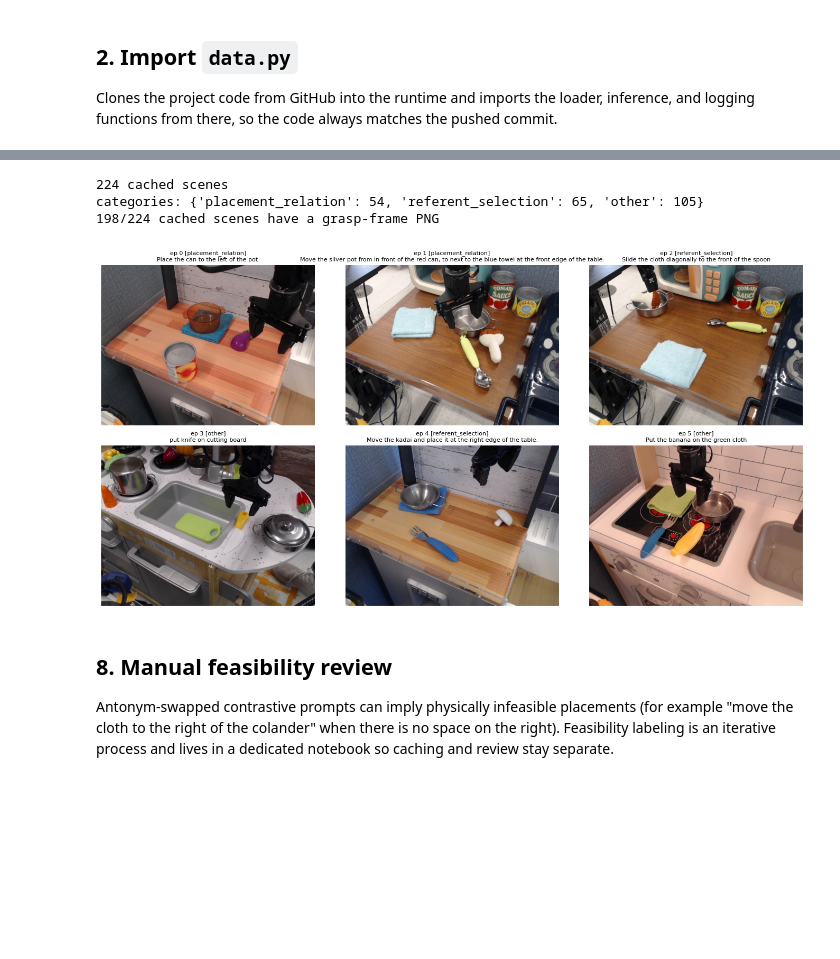
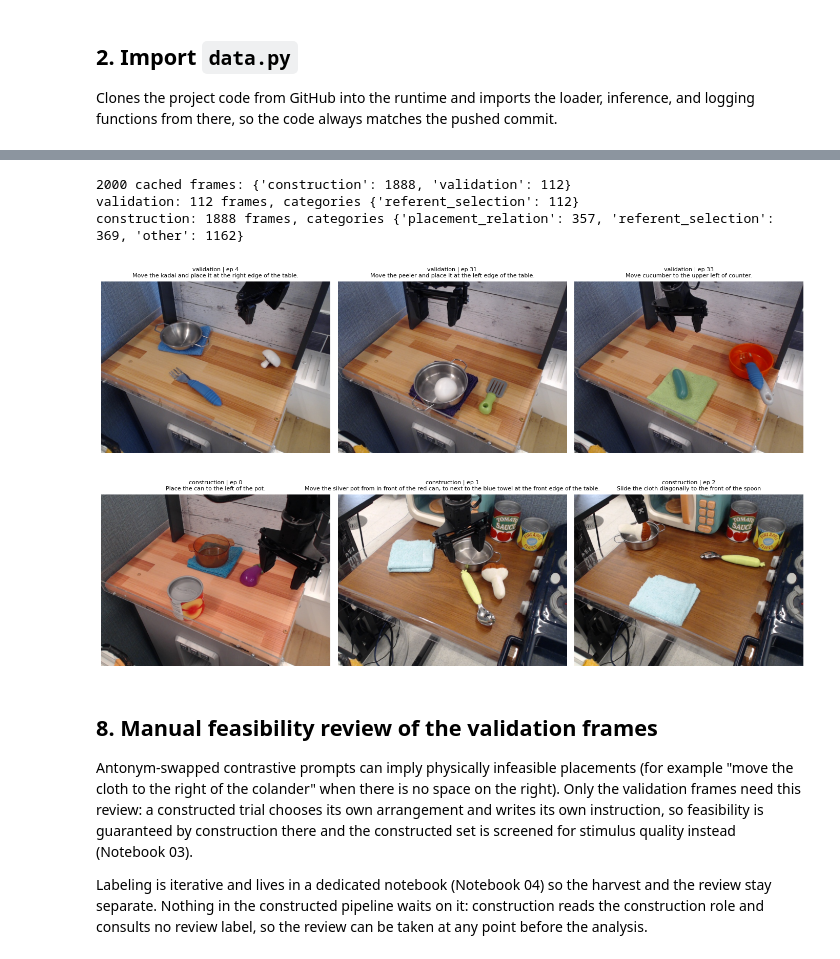
Before and after one commit to LewisTL/ECS8056, a Jupyter notebook: 02_data_loading.ipynb, the cells around one changed output, grey strips where cells are left out. Saved outputs shown, nothing was run; the diff lists cells and outputs as text; code cells hidden in the pictures; blank space fills up the shorter version.

Commit message:
updated notebook order to run in order of pipeline

```diff
--- a/02_data_loading.ipynb
+++ b/02_data_loading.ipynb
@@ -42,7 +67,10 @@ protobuf 7.35.1 OK
 from google.colab import drive
 drive.mount('/content/drive')
 import os
-CACHE_DIR = '/content/drive/MyDrive/openvla_cache/bridge_multiobj'
+# The v2 generation holds the harvest, the constructed set, the prediction log,
+# and the exported pairs. Earlier artifacts are left where they are: the design
+# they were produced under differs, so mixing them would confuse provenance.
+CACHE_DIR = '/content/drive/MyDrive/openvla_cache/v2/bridge'
 os.makedirs(CACHE_DIR, exist_ok=True)
 print('cache ->', CACHE_DIR)
 # %% [output]
@@ -102,8 +133,8 @@ skipped).
 # %%
 import numpy as np
-sample = list(stream_episodes(n=8))
+sample = list(stream_episodes(n=8, extract_grasp=False))
 for r in sample:
-    g = r.grasp_frame_index if r.grasp_frame_index is not None else '-'
-    print(f'ep {r.episode_index:>5} | steps={r.num_steps:>3} | grasp={g!s:>3} | '
+    role = SPLIT_VALIDATION if validation_eligible(r.instruction) else SPLIT_CONSTRUCTION
+    print(f'ep {r.episode_index:>5} | steps={r.num_steps:>3} | {role:>12} | '
           f'gt_xyz={np.round(r.gt_vector[:3], 4)} | {r.instruction}')
 # %% [output]
@@ -192,39 +270,50 @@ evaluation set is finalised, combining a programmatic filter with manual verific
 # %%
 import matplotlib.pyplot as plt
 from PIL import Image
+from collections import Counter
+
 rows = load_manifest(CACHE_DIR)
-print(f'{len(rows)} cached scenes')
+print(f'{len(rows)} cached frames:', split_counts(rows))
 
-# Category mix, so the referent_selection yield is visible before probing.
-# Reads category_manual when set (manual correction), falling back to the
-# heuristic category, matching the convention downstream code follows.
-from collections import Counter
-effective_category = [r['category_manual'] or r['category'] for r in rows]
-print('categories:', dict(Counter(effective_category)))
+# Category mix within each role. Reads category_manual when set (manual
+# correction), falling back to the heuristic category, matching the convention
+# downstream code follows.
+for role in (SPLIT_VALIDATION, SPLIT_CONSTRUCTION):
+    subset = [r for r in rows if r['split'] == role]
+    categories = Counter(r['category_manual'] or r['category'] for r in subset)
+    print(f'{role}: {len(subset)} frames, categories {dict(categories)}')
 
-with_grasp = sum(1 for r in rows if r['grasp_image_path'])
-print(f'{with_grasp}/{len(rows)} cached scenes have a grasp-frame PNG')
-
-show = rows[:6]
-fig, axes = plt.subplots(2, 3, figsize=(14, 7))
-for ax, row in zip(axes.ravel(), show):
-    img = Image.open(os.path.join(CACHE_DIR, row['image_path']))
-    ax.imshow(img); ax.axis('off')
-    ax.set_title(f"ep {row['episode_index']} [{row['category']}]\n{row['instruction']}",
-                 fontsize=8)
-for ax in axes.ravel()[len(show):]:
-    ax.axis('off')
-plt.tight_layout(); plt.show()
+for role in (SPLIT_VALIDATION, SPLIT_CONSTRUCTION):
+    show = [r for r in rows if r['split'] == role][:3]
+    if not show:
+        continue
+    fig, axes = plt.subplots(1, 3, figsize=(14, 4))
+    for ax, row in zip(axes.ravel(), show):
+        ax.imshow(Image.open(os.path.join(CACHE_DIR, row['image_path'])))
+        ax.axis('off')
+        ax.set_title(f"{role} | ep {row['episode_index']}\n{row['instruction']}",
+                     fontsize=8)
+    for ax in axes.ravel()[len(show):]:
+        ax.axis('off')
+    plt.tight_layout(); plt.show()
 # %% [output]
-224 cached scenes
-categories: {'placement_relation': 54, 'referent_selection': 65, 'other': 105}
-198/224 cached scenes have a grasp-frame PNG
+2000 cached frames: {'construction': 1888, 'validation': 112}
+validation: 112 frames, categories {'referent_selection': 112}
+construction: 1888 frames, categories {'placement_relation': 357, 'referent_selection': 369, 'other': 1162}
-[figure, old version]
+[figure, new version]
+[figure, added]
 # %% [markdown]
-## 8. Manual feasibility review
+## 8. Manual feasibility review of the validation frames
 
 Antonym-swapped contrastive prompts can imply physically infeasible placements
 (for example "move the cloth to the right of the colander" when there is no
-space on the right). Feasibility labeling is an iterative process and lives in
-a dedicated notebook so caching and review stay separate.
+space on the right). Only the validation frames need this review: a constructed
+trial chooses its own arrangement and writes its own instruction, so feasibility is
+guaranteed by construction there and the constructed set is screened for stimulus
+quality instead (Notebook 03).
+
+Labeling is iterative and lives in a dedicated notebook (Notebook 04) so the harvest
+and the review stay separate. Nothing in the constructed pipeline waits on it:
+construction reads the construction role and consults no review label, so the review
+can be taken at any point before the analysis.
 # %%
```
Also changed, not shown: parts of 25 cells of this notebook, 14 other files.
